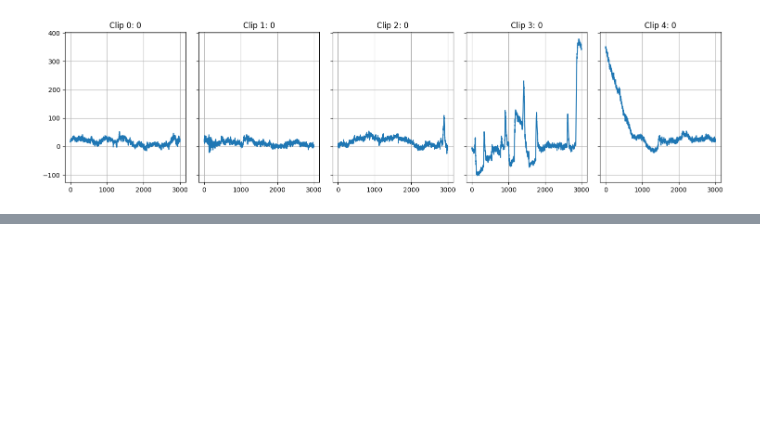
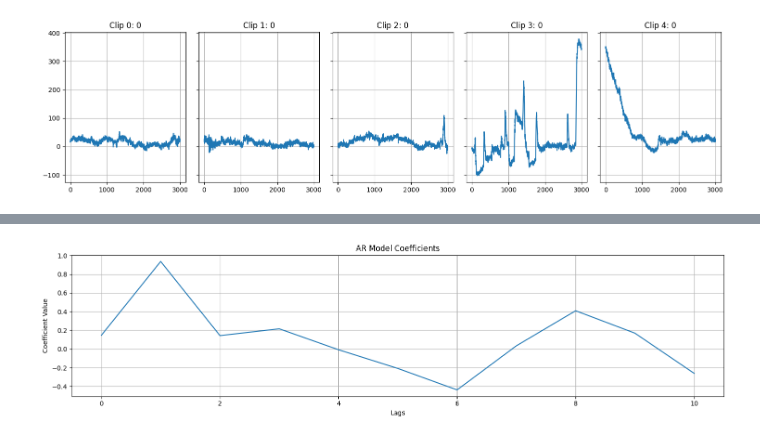
Before and after one commit to cboissier77/eeg_seizure_classifier, a Jupyter notebook: notebooks/experiments.ipynb, the cells around one changed output, grey strips where cells are left out. Saved outputs shown, nothing was run; the diff lists cells and outputs as text; code cells hidden in the pictures; blank space fills up the shorter version.

```diff
--- a/notebooks/experiments.ipynb
+++ b/notebooks/experiments.ipynb
@@ -294,0 +316,30 @@ plt.show()
+# %%
+# fit AR model
+from statsmodels.tsa.ar_model import AutoReg
+
+def fit_ar_model(signal: np.ndarray, lags: int = 10) -> np.ndarray:
+    """
+    Fit an AR model to the signal and return the coefficients.
+
+    Parameters:
+    - signal: Input signal, shape (time, channels)
+    - lags: Number of lags to use in the AR model
+
+    Returns:
+    - AR coefficients for each channel
+    """
+    ar_model = AutoReg(signal, lags=lags)
+    ar_model_fit = ar_model.fit()
+    return ar_model_fit.params
+lags = 10
+# fit ar model to signal
+ar_model_fit = fit_ar_model(signal_train, lags=lags)
+# plot ar model coefficients
+fig, axes = plt.subplots(1, 1, figsize=(15, 4), sharey=True)
+axes.plot(ar_model_fit)
+axes.set(title="AR Model Coefficients", xlabel="Lags", ylabel="Coefficient Value")
+axes.grid()
+fig.tight_layout()
+plt.show()
+# %% [output]
+[figure, added]
```
Also changed, not shown: parts of 10 cells of this notebook.
